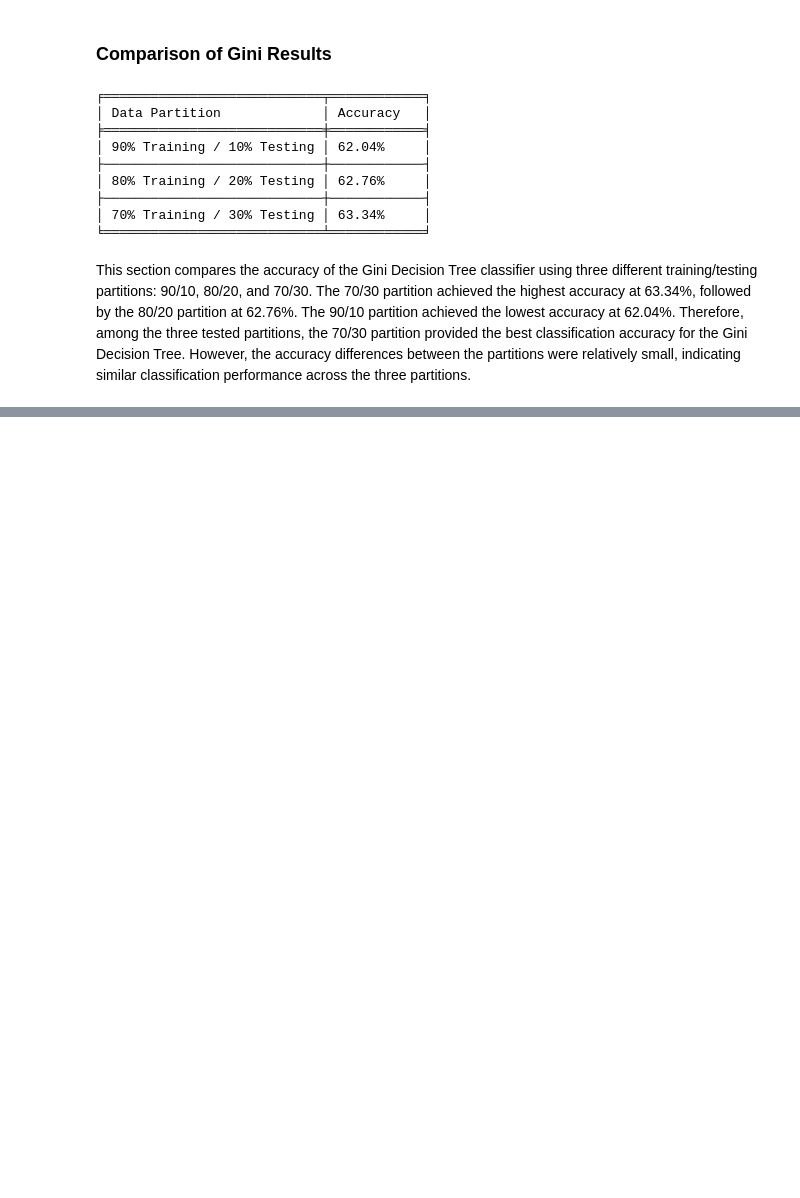
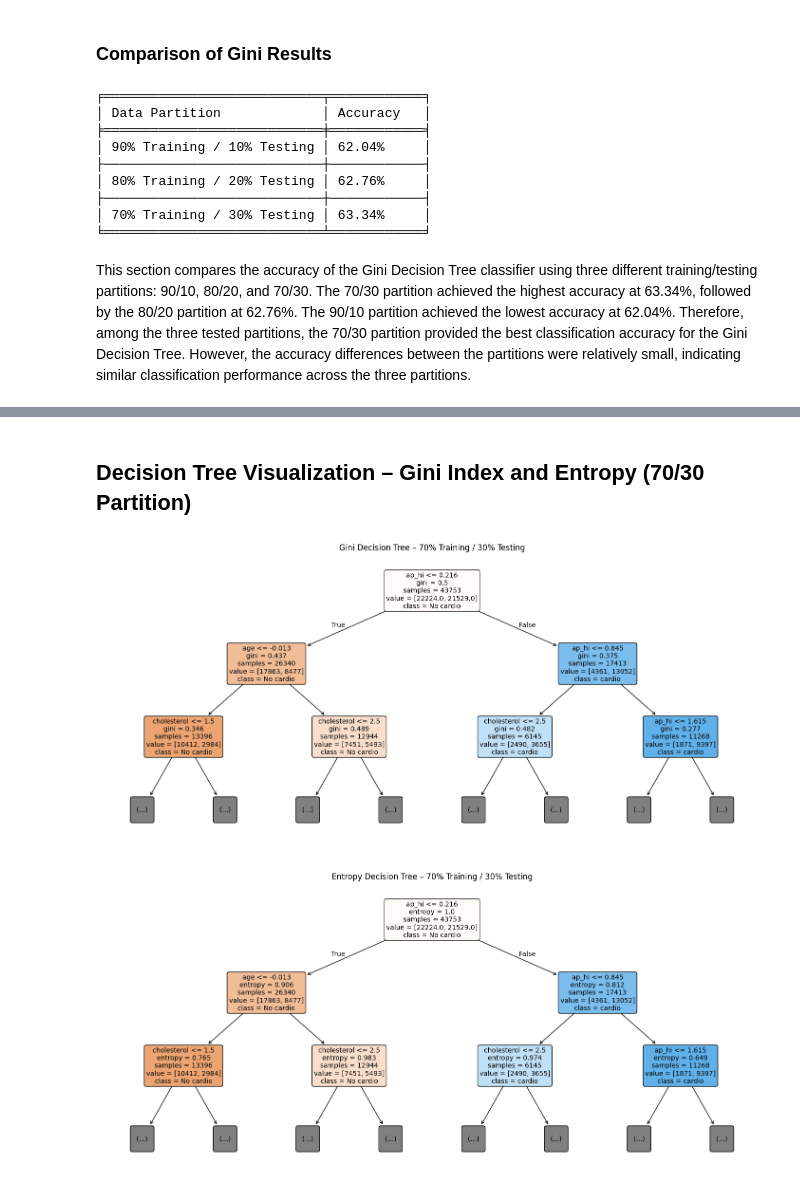
Before and after one commit to Mashael-fs/IT326-Cardiovascular-Disease, a Jupyter notebook: Final_Report.ipynb, the cells around one changed output, grey strips where cells are left out. Drawn from its saved outputs; the diff is of its cells as text; code cells hidden in the pictures; blank space fills up the shorter version.

```diff
--- a/Final_Report.ipynb
+++ b/Final_Report.ipynb
@@ -593,0 +764,52 @@ This section compares the accuracy of the Gini Decision Tree classifier using th
+# %% [markdown]
+## Decision Tree Visualization – Gini Index and Entropy (70/30 Partition)
+# %%
+# Split dataset using 70% training and 30% testing
+X_train, X_test, y_train, y_test = train_test_split(
+    X, y, test_size=0.3, random_state=1
+)
+
+# Train the Gini Decision Tree
+tree_gini = DecisionTreeClassifier(
+    criterion="gini",
+    random_state=1
+)
+tree_gini.fit(X_train, y_train)
+
+# Train the Entropy Decision Tree
+tree_entropy = DecisionTreeClassifier(
+    criterion="entropy",
+    random_state=1
+)
+tree_entropy.fit(X_train, y_train)
+
+# Visualize the Gini Decision Tree
+plt.figure(figsize=(18, 8))
+plot_tree(
+    tree_gini,
+    feature_names=X.columns,
+    class_names=["No cardio", "cardio"],
+    filled=True,
+    rounded=True,
+    max_depth=2,
+    fontsize=10
+)
+plt.title("Gini Decision Tree – 70% Training / 30% Testing")
+plt.show()
+
+# Visualize the Entropy Decision Tree
+plt.figure(figsize=(18, 8))
+plot_tree(
+    tree_entropy,
+    feature_names=X.columns,
+    class_names=["No cardio", "cardio"],
+    filled=True,
+    rounded=True,
+    max_depth=2,
+    fontsize=10
+)
+plt.title("Entropy Decision Tree – 70% Training / 30% Testing")
+plt.show()
+# %% [output]
+[figure, added]
+[figure, added]
```
Also changed, not shown: parts of 9 cells of this notebook.
